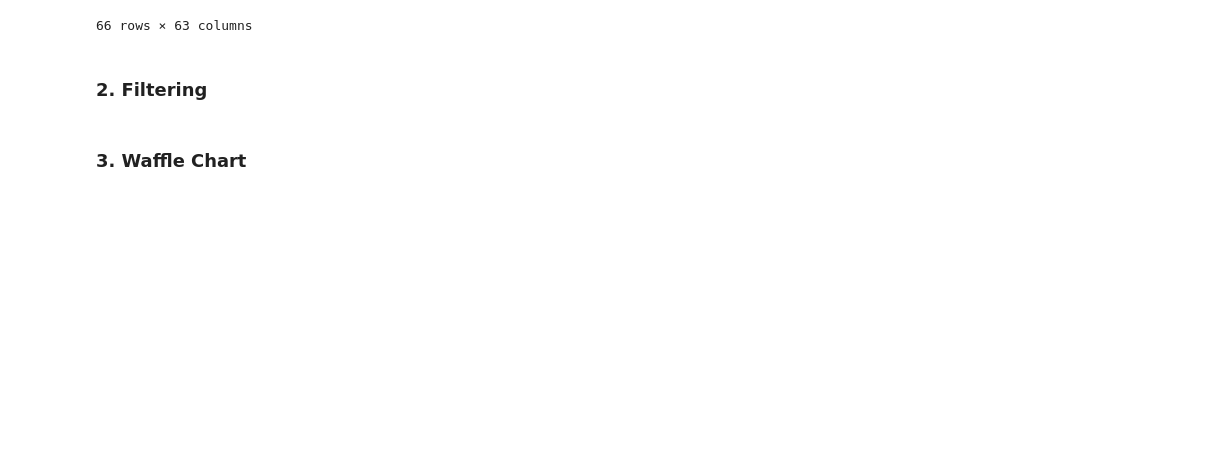
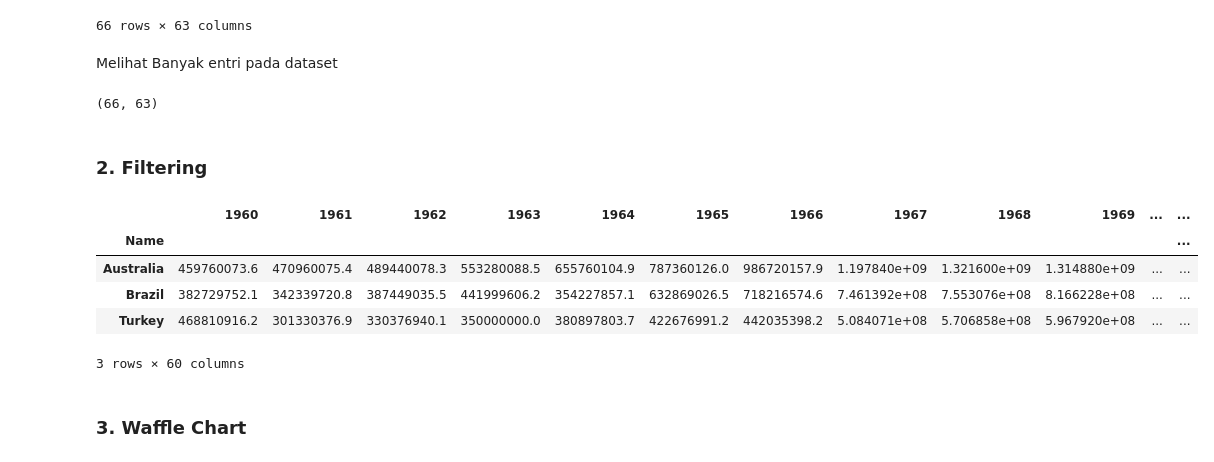
Before and after one commit to AbdulHafidh-AI/Praktikum-Visualisasi-Data, a Jupyter notebook: 2008107010056_AbdulHafidh_Tugas4.ipynb, the cells around one changed output. Saved outputs shown, nothing was run; the diff lists cells and outputs as text; code cells hidden in the pictures; blank space fills up the shorter version.

```diff
--- a/2008107010056_AbdulHafidh_Tugas4.ipynb
+++ b/2008107010056_AbdulHafidh_Tugas4.ipynb
@@ -88,7 +91,36 @@ sample
 | 249 | United States | USA | Country | Military expenditure (current USD) | 4.538000e+10 | 4.780800e+10 | 5.238100e+10 | 5.229500e+10 | 5.121300e+10 | 5.182700e+10 | ... |
 | 261 | South Africa | ZAF | Country | Military expenditure (current USD) | 6.999997e+07 | 1.137500e+08 | 1.861999e+08 | 1.889999e+08 | 2.715999e+08 | 2.894499e+08 | ... |
 66 rows × 63 columns
+# %% [markdown]
+Melihat Banyak entri pada dataset
+# %%
+print(sample.shape);
+# %% [output]
+(66, 63)
+# %%
+# Menghapus kolom yang tidak diperlukan
+sample.drop(['Code','Type','Indicator Name'], axis=1, inplace=True)
+# Membuat semua kolom dengan tipe String
+sample.columns = list(map(str, sample.columns))
+# Mengeset kolom yang berisi Nama Negara menjadi index
+sample.set_index('Name', inplace=True)
+# Menambah kolom total yang berisi jumlah pengeluaran dana militer dari setiap negara
+sample['Total'] = sample.sum(axis=1)
+# Membuat list terhadap tahun yang nantinya bisa digunakan untuk mempermudah saat melakukan plotting
+years = list(map(str, range(1960, 2019)))
 # %% [markdown]
 ### 2. Filtering
+# %%
+# Mengambil data pada 3 negara
+df_abt = sample.loc[['Australia', 'Brazil', 'Turkey'], :] # a --> Australia, b --> Brazil, t --> Turkey disingkat menjadi abt ^_^
+# Melihat Dataframe baru ini
+df_abt
+# %% [output]
+|  | 1960 | 1961 | 1962 | 1963 | 1964 | 1965 | 1966 | 1967 | 1968 | 1969 | ... | ... |
+| Name |  |  |  |  |  |  |  |  |  |  |  | ... |
+| Australia | 459760073.6 | 470960075.4 | 489440078.3 | 553280088.5 | 655760104.9 | 787360126.0 | 986720157.9 | 1.197840e+09 | 1.321600e+09 | 1.314880e+09 | ... | ... |
+| Brazil | 382729752.1 | 342339720.8 | 387449035.5 | 441999606.2 | 354227857.1 | 632869026.5 | 718216574.6 | 7.461392e+08 | 7.553076e+08 | 8.166228e+08 | ... | ... |
+| Turkey | 468810916.2 | 301330376.9 | 330376940.1 | 350000000.0 | 380897803.7 | 422676991.2 | 442035398.2 | 5.084071e+08 | 5.706858e+08 | 5.967920e+08 | ... | ... |
+3 rows × 60 columns
 # %% [markdown]
 ### 3. Waffle Chart
```
Also changed, not shown: parts of 19 cells of this notebook.
